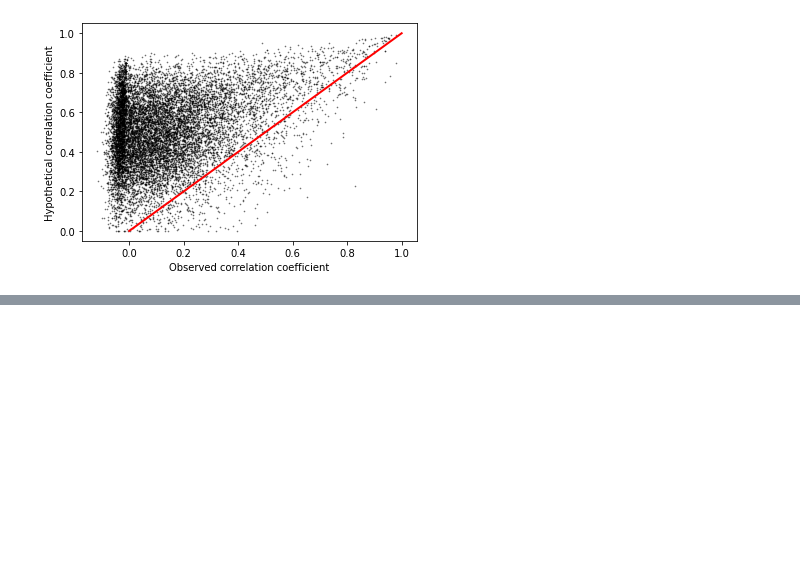
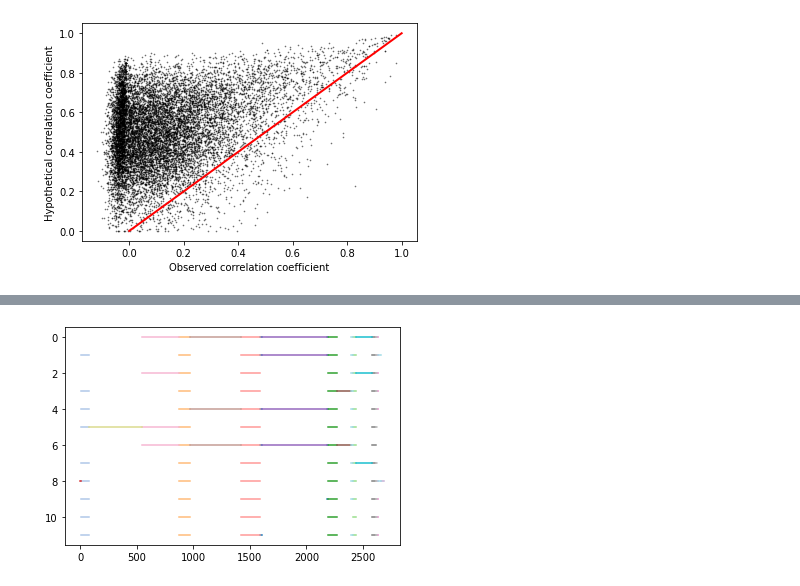
Before and after one commit to pachterlab/GP_2021_2, a Jupyter notebook: gg210609_fltseq.ipynb, the cells around one changed output, grey strips where cells are left out. Saved outputs shown, nothing was run; the diff lists cells and outputs as text; code cells hidden in the pictures; blank space fills up the shorter version.

```diff
--- a/gg210609_fltseq.ipynb
+++ b/gg210609_fltseq.ipynb
@@ -499,0 +480,4 @@ plt.savefig('corrcoef.png',dpi=600)
+# %%
+transcript_interval_map = construct_transcript_interval_map(exons,plot=True)
+# %% [output]
+[figure, added]
```
Also changed, not shown: parts of 16 cells of this notebook.
